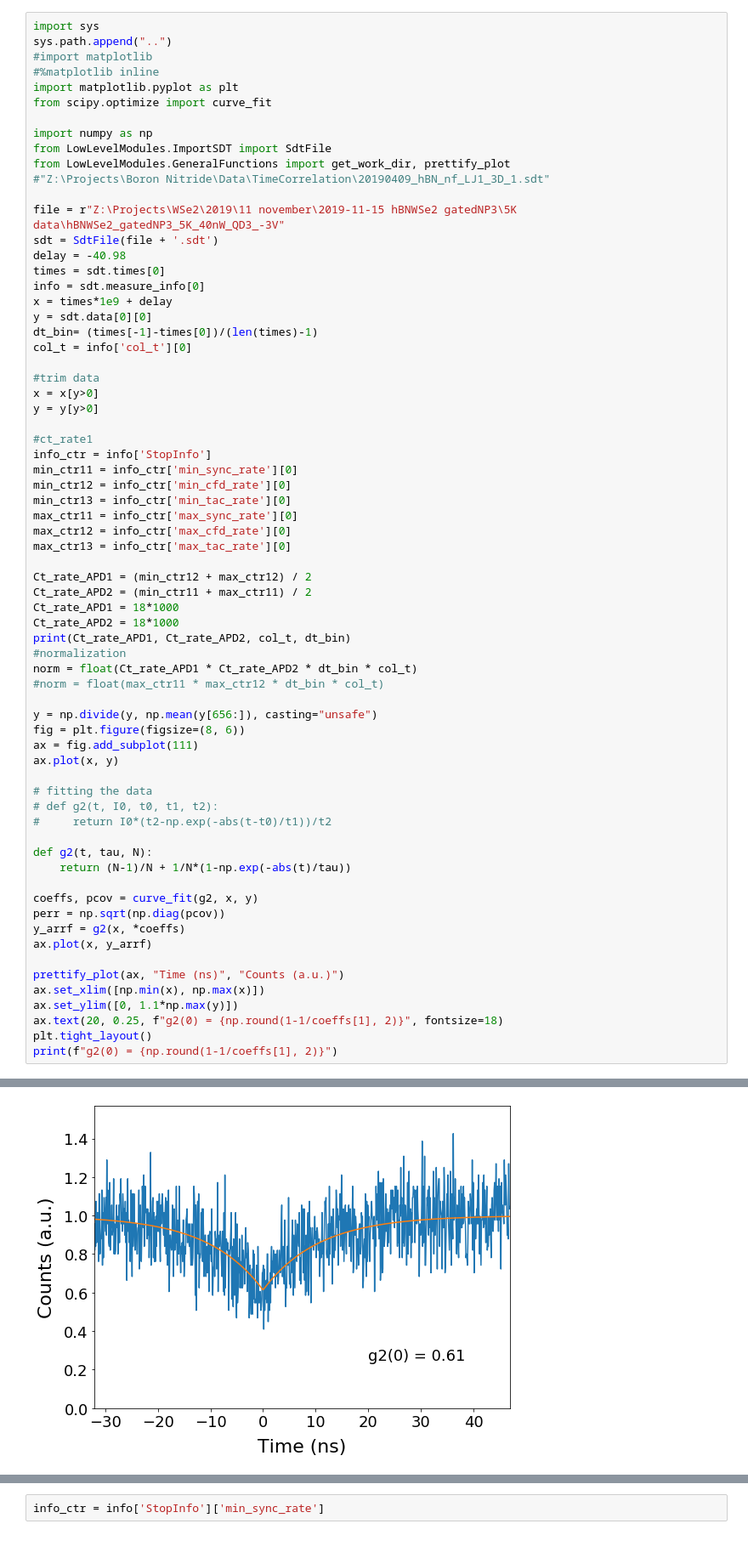
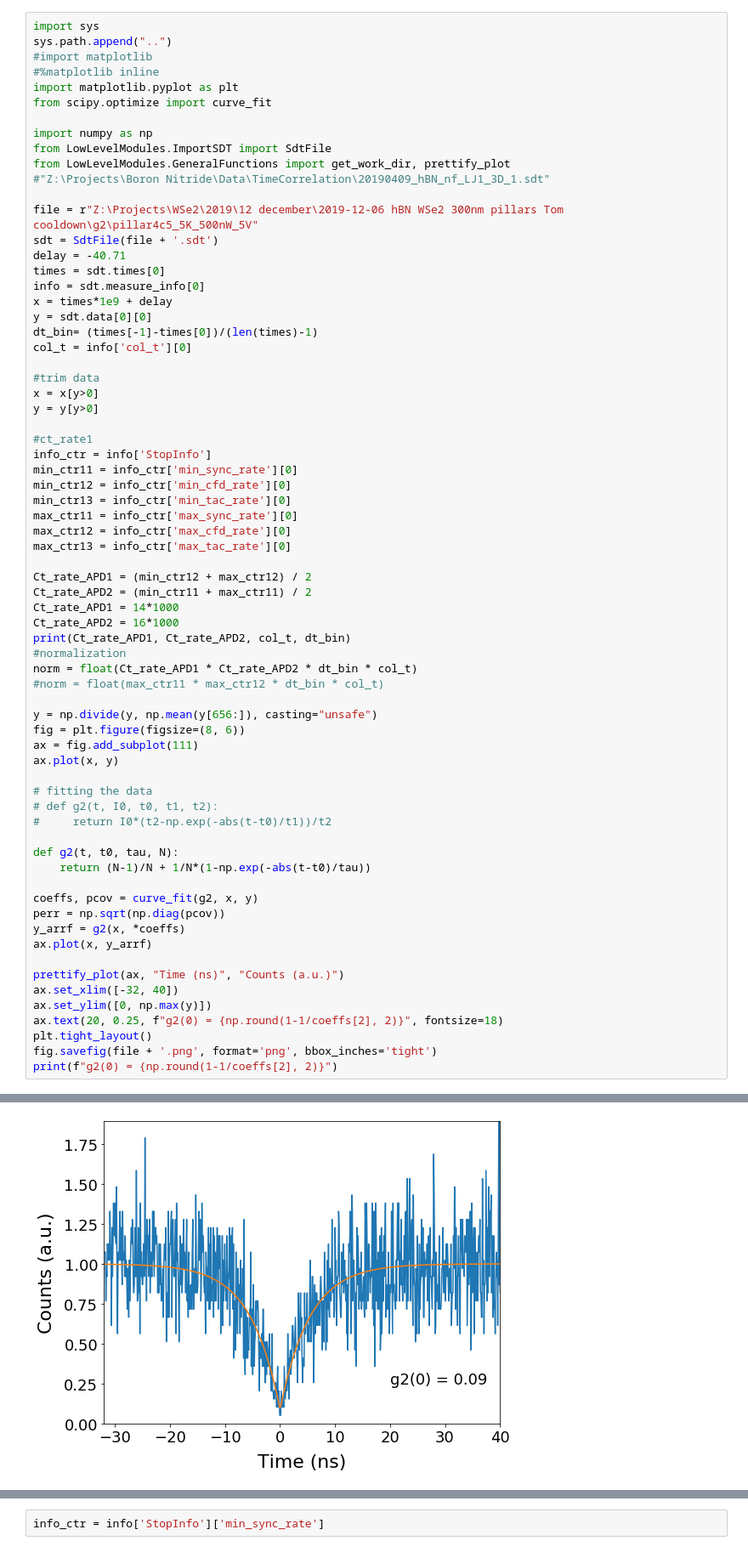
Before and after one commit to RaphaelSura/PythonPhotonicsLab, a Jupyter notebook: AnalyzeData/TRM analysis.ipynb, the cells around one changed output, grey strips where cells are left out. Shown at 85% size. Saved outputs shown, nothing was run; the diff lists cells and outputs as text.

```diff
--- a/AnalyzeData/TRM analysis.ipynb
+++ b/AnalyzeData/TRM analysis.ipynb
@@ -11,9 +11,9 @@ from LowLevelModules.ImportSDT import SdtFile
 from LowLevelModules.GeneralFunctions import get_work_dir, prettify_plot
 #"Z:\Projects\Boron Nitride\Data\TimeCorrelation\20190409_hBN_nf_LJ1_3D_1.sdt"
 
-file = r"Z:\Projects\WSe2\2019\11 november\2019-11-15 hBNWSe2 gatedNP3\5K data\hBNWSe2_gatedNP3_5K_40nW_QD3_-3V"
+file = r"Z:\Projects\WSe2\2019\12 december\2019-12-06 hBN WSe2 300nm pillars Tom cooldown\g2\pillar4c5_5K_500nW_5V"
 sdt = SdtFile(file + '.sdt')
-delay = -40.98
+delay = -40.71
 times = sdt.times[0]
 info = sdt.measure_info[0]
 x = times*1e9 + delay
@@ -36,8 +36,8 @@ max_ctr13 = info_ctr['max_tac_rate'][0]
 
 Ct_rate_APD1 = (min_ctr12 + max_ctr12) / 2
 Ct_rate_APD2 = (min_ctr11 + max_ctr11) / 2
-Ct_rate_APD1 = 18*1000
-Ct_rate_APD2 = 18*1000
+Ct_rate_APD1 = 14*1000
+Ct_rate_APD2 = 16*1000
 print(Ct_rate_APD1, Ct_rate_APD2, col_t, dt_bin)
 #normalization
 norm = float(Ct_rate_APD1 * Ct_rate_APD2 * dt_bin * col_t)
@@ -52,8 +52,8 @@ ax.plot(x, y)
 # def g2(t, I0, t0, t1, t2):
 #     return I0*(t2-np.exp(-abs(t-t0)/t1))/t2
 
-def g2(t, tau, N):
-    return (N-1)/N + 1/N*(1-np.exp(-abs(t)/tau))
+def g2(t, t0, tau, N):
+    return (N-1)/N + 1/N*(1-np.exp(-abs(t-t0)/tau))
 
 coeffs, pcov = curve_fit(g2, x, y)
 perr = np.sqrt(np.diag(pcov))
@@ -61,9 +61,10 @@ y_arrf = g2(x, *coeffs)
 ax.plot(x, y_arrf)
 
 prettify_plot(ax, "Time (ns)", "Counts (a.u.)")
-ax.set_xlim([np.min(x), np.max(x)])
-ax.set_ylim([0, 1.1*np.max(y)])
-ax.text(20, 0.25, f"g2(0) = {np.round(1-1/coeffs[1], 2)}", fontsize=18)
+ax.set_xlim([-32, 40])
+ax.set_ylim([0, np.max(y)])
+ax.text(20, 0.25, f"g2(0) = {np.round(1-1/coeffs[2], 2)}", fontsize=18)
 plt.tight_layout()
-print(f"g2(0) = {np.round(1-1/coeffs[1], 2)}")
+fig.savefig(file + '.png', format='png', bbox_inches='tight')
+print(f"g2(0) = {np.round(1-1/coeffs[2], 2)}")
 # %% [output]
@@ -72 +73 @@ g2(0) = 0.61
-[figure, old version]
+[figure, new version]
```
Also changed, not shown: parts of 3 cells of this notebook, 3 other files.
